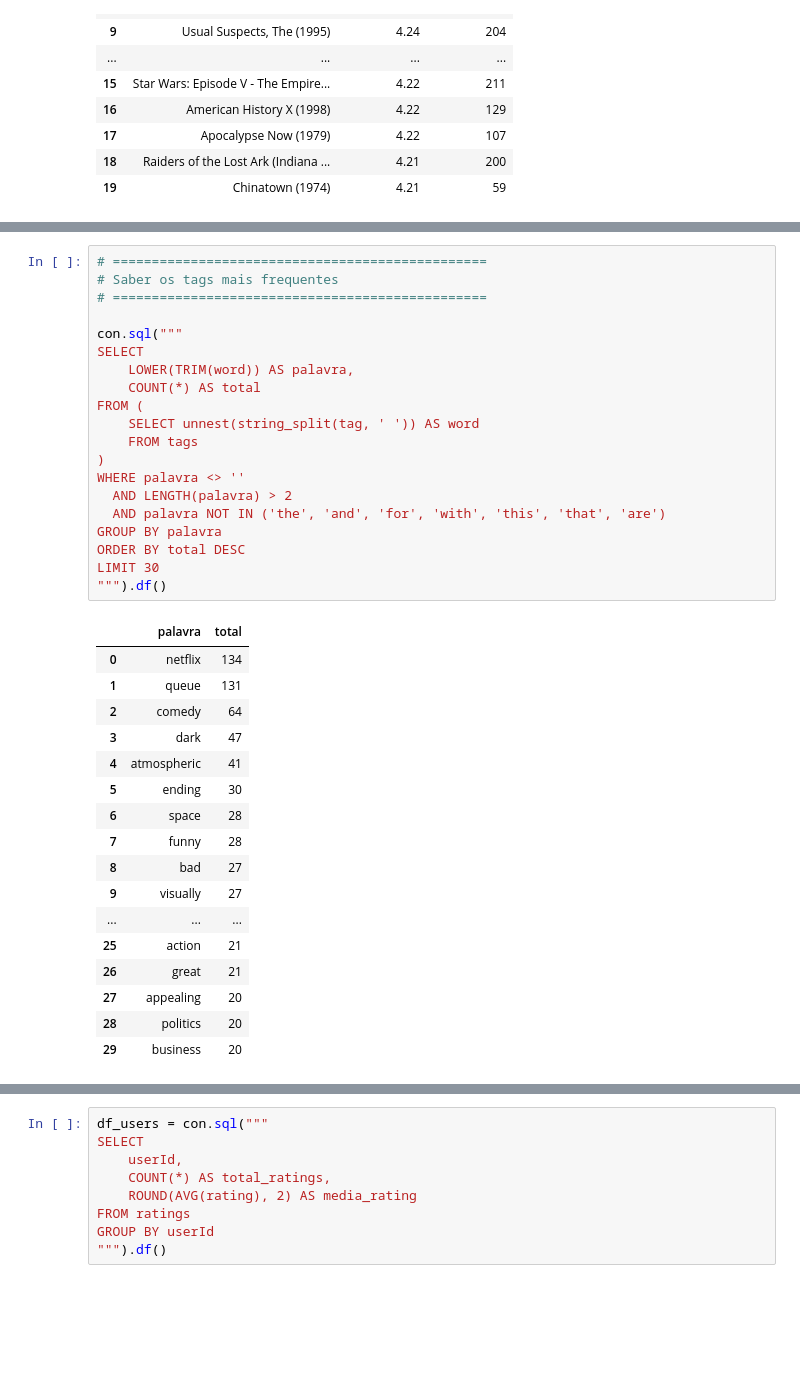
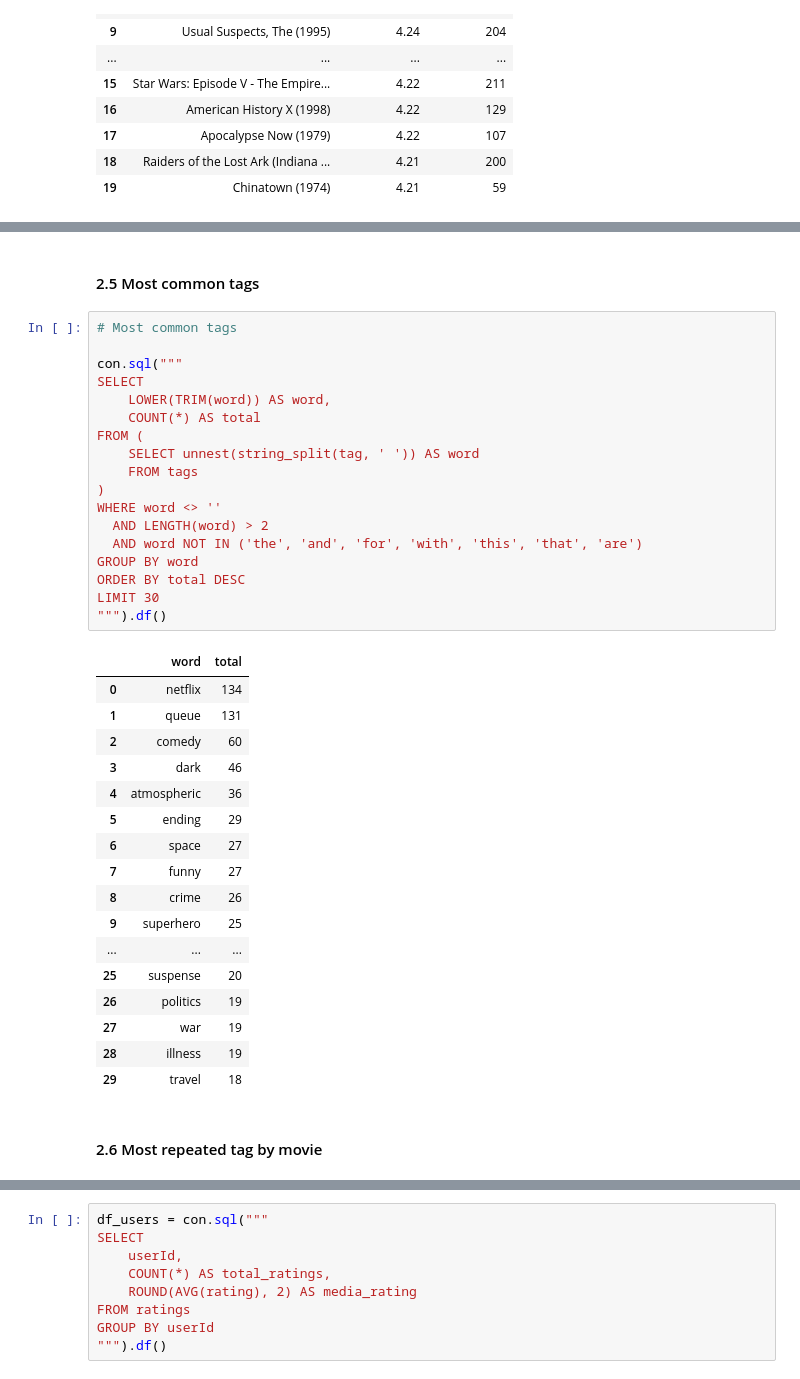
Before and after one commit to sergiopatinha/BigDataFoundations, a Jupyter notebook: notebooks/1.6 - (Small)100K Exploring Data.ipynb, the cells around one changed output, grey strips where cells are left out. Saved outputs shown, nothing was run; the diff lists cells and outputs as text; blank space fills up the shorter version.

```diff
--- a/notebooks/1.6 - (Small)100K Exploring Data.ipynb
+++ b/notebooks/1.6 - (Small)100K Exploring Data.ipynb
@@ -294,42 +291,44 @@ ORDER BY genre, posicao
 | 16 | Thriller | Pulp Fiction (1994) | 307 | 4.20 |
 | 17 | War | Forrest Gump (1994) | 329 | 4.16 |
 | 18 | Western | Dances with Wolves (1990) | 164 | 3.84 |
+# %% [markdown]
+#### 2.5 Most common tags
 # %%
-# ================================================
-# Saber os tags mais frequentes
-# ================================================
+# Most common tags
 
 con.sql("""
 SELECT
-    LOWER(TRIM(word)) AS palavra,
+    LOWER(TRIM(word)) AS word,
     COUNT(*) AS total
 FROM (
     SELECT unnest(string_split(tag, ' ')) AS word
     FROM tags
 )
-WHERE palavra <> ''
-  AND LENGTH(palavra) > 2
-  AND palavra NOT IN ('the', 'and', 'for', 'with', 'this', 'that', 'are')
-GROUP BY palavra
+WHERE word <> ''
+  AND LENGTH(word) > 2
+  AND word NOT IN ('the', 'and', 'for', 'with', 'this', 'that', 'are')
+GROUP BY word
 ORDER BY total DESC
 LIMIT 30
 """).df()
 # %% [output]
-|  | palavra | total |
+|  | word | total |
 | 0 | netflix | 134 |
 | 1 | queue | 131 |
-| 2 | comedy | 64 |
-| 3 | dark | 47 |
-| 4 | atmospheric | 41 |
-| 5 | ending | 30 |
-| 6 | space | 28 |
-| 7 | funny | 28 |
-| 8 | bad | 27 |
-| 9 | visually | 27 |
+| 2 | comedy | 60 |
+| 3 | dark | 46 |
+| 4 | atmospheric | 36 |
+| 5 | ending | 29 |
+| 6 | space | 27 |
+| 7 | funny | 27 |
+| 8 | crime | 26 |
+| 9 | superhero | 25 |
 | ... | ... | ... |
-| 25 | action | 21 |
-| 26 | great | 21 |
-| 27 | appealing | 20 |
-| 28 | politics | 20 |
-| 29 | business | 20 |
+| 25 | suspense | 20 |
+| 26 | politics | 19 |
+| 27 | war | 19 |
+| 28 | illness | 19 |
+| 29 | travel | 18 |
+# %% [markdown]
+#### 2.6 Most repeated tag by movie
 # %%
```
Also changed, not shown: parts of 23 cells of this notebook, 5 other files.
